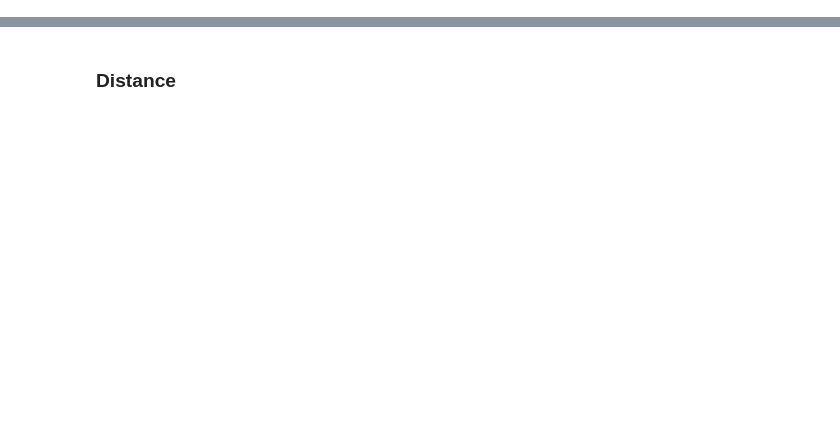
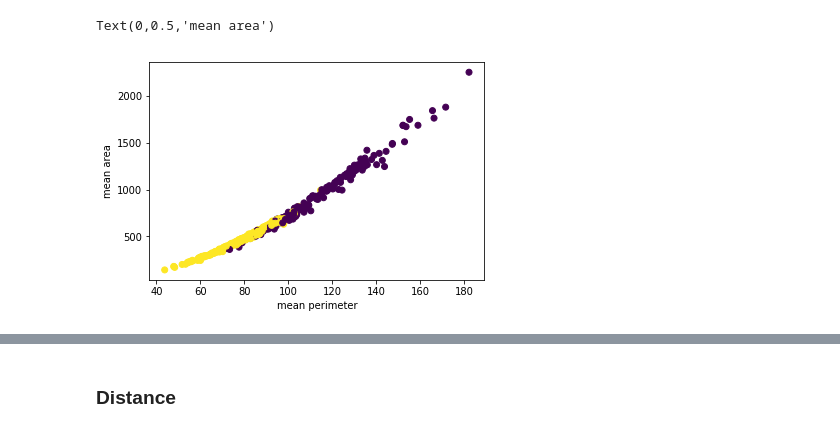
Before and after one commit to Fadouagh/data-ocha, a Jupyter notebook: KNN/K-Nearest Neighbors.ipynb, the cells around one changed output, grey strips where cells are left out. Cells and saved outputs as stored; diff of their text form; code cells hidden in the pictures; blank space fills up the shorter version.

```diff
--- a/KNN/K-Nearest Neighbors.ipynb
+++ b/KNN/K-Nearest Neighbors.ipynb
@@ -30,33 +35,36 @@ print("Test set accuracy: {}".format(clf.score(X_test, y_test)))
 # %%
 #plt.subplot(231)
 #plt.scatter(X_train[:,0],X_train[:,1], c=y_train)
 #plt.xlabel(data.feature_names[0])
 #plt.ylabel(data.feature_names[1])
 
 #plt.subplot(232)
-plt.scatter(X_train[:,1],X_train[:,2], c=y_train)
-plt.xlabel(data.feature_names[1])
-plt.ylabel(data.feature_names[2])
+#plt.scatter(X_train[:,1],X_train[:,2], c=y_train)
+#plt.xlabel(data.feature_names[1])
+#plt.ylabel(data.feature_names[2])
 
 #plt.subplot(233)
-#plt.scatter(X_train[:,2],X_train[:,3], c=y_train)
-#plt.xlabel(data.feature_names[2])
-#plt.ylabel(data.feature_names[3])
+plt.scatter(X_train[:,2],X_train[:,3], c=y_train)
+plt.xlabel(data.feature_names[2])
+plt.ylabel(data.feature_names[3])
 
 #plt.subplot(234)
 #plt.scatter(X_train[:,3],X_train[:,4], c=y_train)
 #plt.xlabel(data.feature_names[3])
 #plt.ylabel(data.feature_names[4])
 
 #plt.subplot(235)
 #plt.scatter(X_train[:,4],X_train[:,5], c=y_train)
 #plt.xlabel(data.feature_names[4])
 #plt.ylabel(data.feature_names[5])
 
 #plt.subplot(236)
 #plt.scatter(X_train[:,5],X_train[:,6], c=y_train)
 #plt.xlabel(data.feature_names[5])
 #plt.ylabel(data.feature_names[6])
+# %% [output]
+Text(0,0.5,'mean area')
+[figure, added]
 # %% [markdown]
 ### K>1-Nearest Neighbors
 
```
Also changed, not shown: parts of 32 cells of this notebook.
